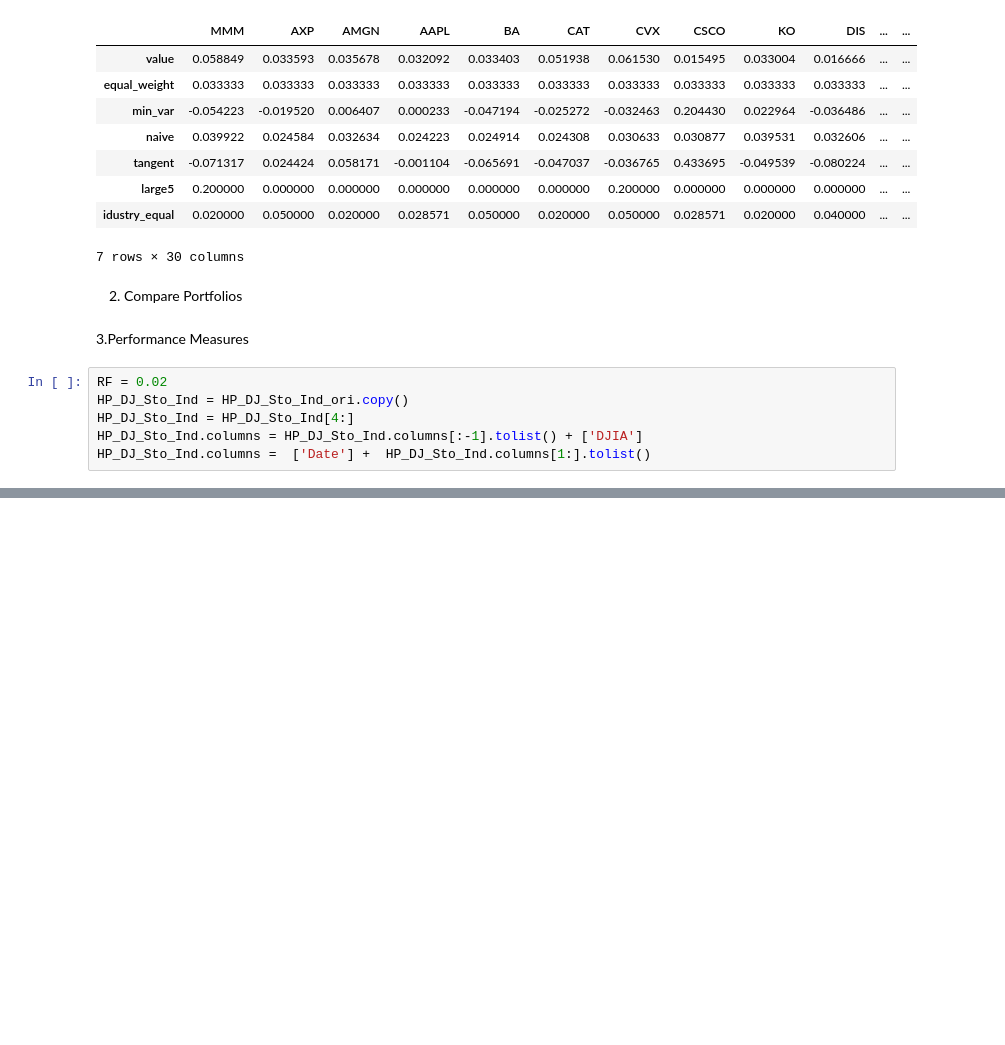
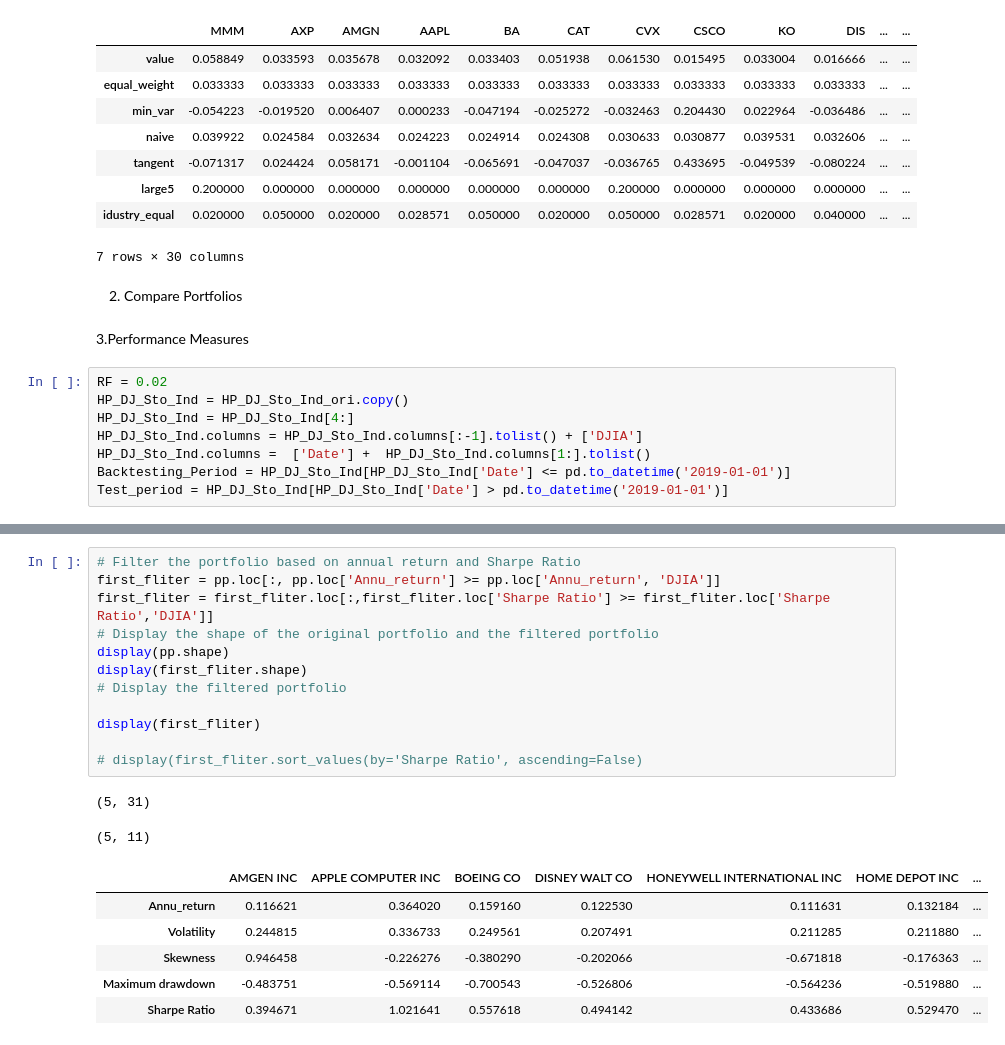
Before and after one commit to Jialin-Eddie/Portfolio_Managment, a Jupyter notebook: src/portfolioConstruction/Portfolio_Construct.ipynb, the cells around one changed output, grey strips where cells are left out. Saved outputs shown, nothing was run; the diff lists cells and outputs as text; blank space fills up the shorter version.

```diff
--- a/src/portfolioConstruction/Portfolio_Construct.ipynb
+++ b/src/portfolioConstruction/Portfolio_Construct.ipynb
@@ -181,3 +177,5 @@ HP_DJ_Sto_Ind = HP_DJ_Sto_Ind_ori.copy()
 HP_DJ_Sto_Ind = HP_DJ_Sto_Ind[4:]
 HP_DJ_Sto_Ind.columns = HP_DJ_Sto_Ind.columns[:-1].tolist() + ['DJIA']
 HP_DJ_Sto_Ind.columns =  ['Date'] +  HP_DJ_Sto_Ind.columns[1:].tolist()
+Backtesting_Period = HP_DJ_Sto_Ind[HP_DJ_Sto_Ind['Date'] <= pd.to_datetime('2019-01-01')]
+Test_period = HP_DJ_Sto_Ind[HP_DJ_Sto_Ind['Date'] > pd.to_datetime('2019-01-01')]
@@ -308,0 +327,21 @@ np.mean(np.array(pp), axis=0).tolist()
+# %%
+# Filter the portfolio based on annual return and Sharpe Ratio
+first_fliter = pp.loc[:, pp.loc['Annu_return'] >= pp.loc['Annu_return', 'DJIA']]
+first_fliter = first_fliter.loc[:,first_fliter.loc['Sharpe Ratio'] >= first_fliter.loc['Sharpe Ratio','DJIA']]
+# Display the shape of the original portfolio and the filtered portfolio
+display(pp.shape)
+display(first_fliter.shape)
+# Display the filtered portfolio
+
+display(first_fliter)
+
+# display(first_fliter.sort_values(by='Sharpe Ratio', ascending=False)
+# %% [output]
+(5, 31)
+(5, 11)
+|  | AMGEN INC | APPLE COMPUTER INC | BOEING CO | DISNEY WALT CO | HONEYWELL INTERNATIONAL INC | HOME DEPOT INC | ... |
+| Annu_return | 0.116621 | 0.364020 | 0.159160 | 0.122530 | 0.111631 | 0.132184 | ... |
+| Volatility | 0.244815 | 0.336733 | 0.249561 | 0.207491 | 0.211285 | 0.211880 | ... |
+| Skewness | 0.946458 | -0.226276 | -0.380290 | -0.202066 | -0.671818 | -0.176363 | ... |
+| Maximum drawdown | -0.483751 | -0.569114 | -0.700543 | -0.526806 | -0.564236 | -0.519880 | ... |
+| Sharpe Ratio | 0.394671 | 1.021641 | 0.557618 | 0.494142 | 0.433686 | 0.529470 | ... |
```
Also changed, not shown: parts of 14 cells of this notebook, 13 other files.
